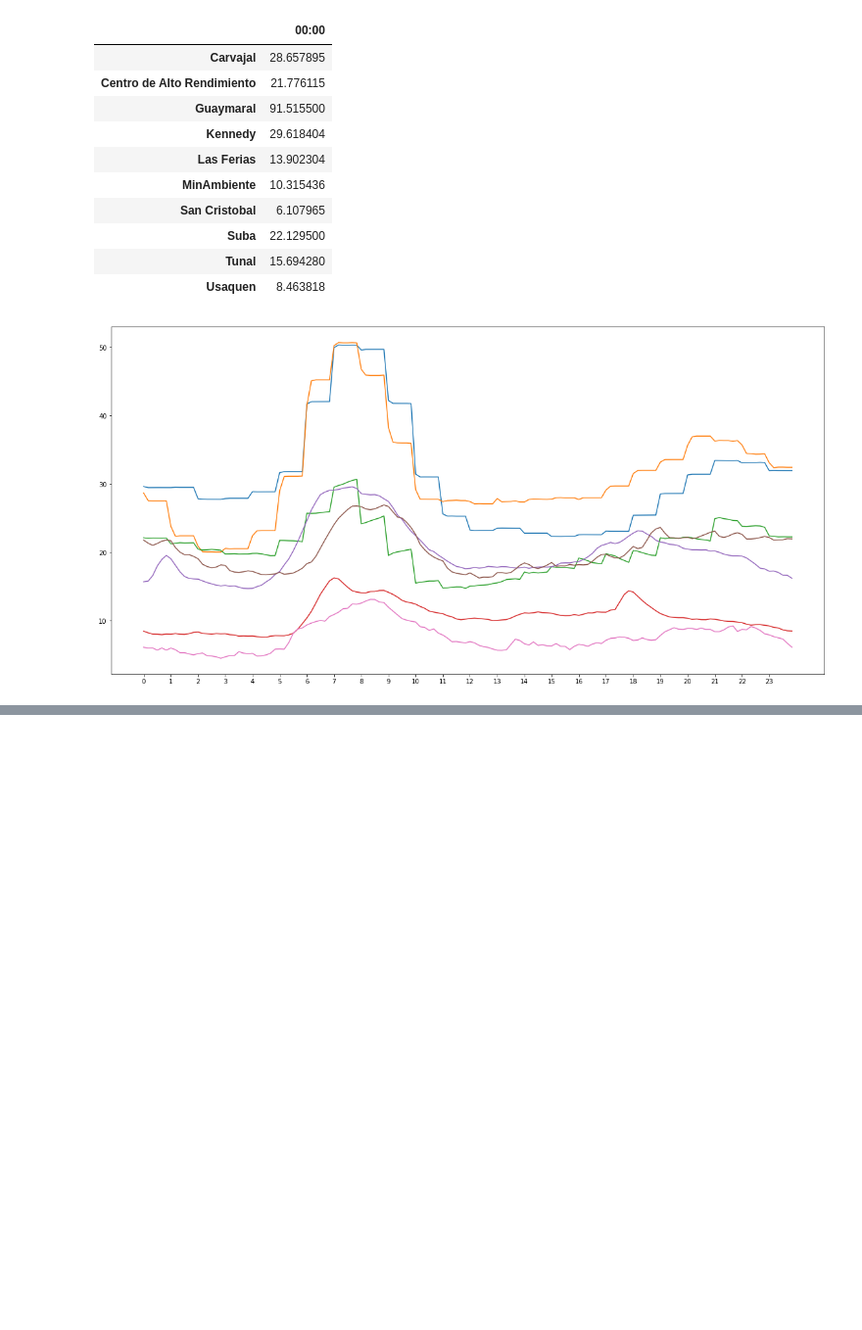
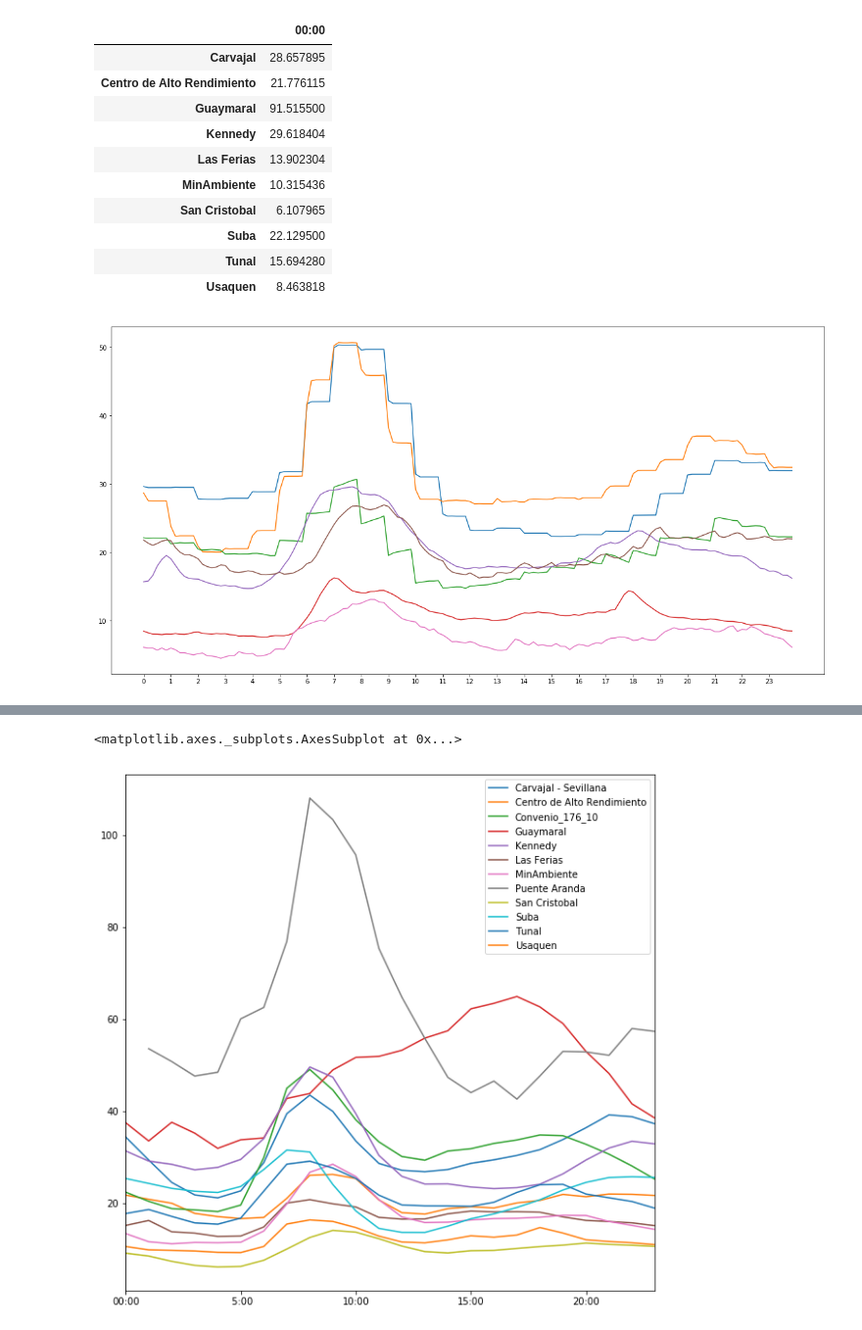
Before and after one commit to saint-germain/ideam, a Jupyter notebook: AOD_PM25/materialparticulado.ipynb, the cells around one changed output, grey strips where cells are left out. Shown at 98% size. Cells and saved outputs as stored; diff of their text form; code cells hidden in the pictures; blank space fills up the shorter version.

```diff
--- a/AOD_PM25/materialparticulado.ipynb
+++ b/AOD_PM25/materialparticulado.ipynb
@@ -94,0 +136,2 @@ NameError: name 'gdates' is not defined
+# %%
+dfth.columns=["00:00"]
@@ -94,0 +155,15 @@ NameError: name 'gdates' is not defined
+# %%
+for k in htimes:
+    hbli=[i for i,item in enumerate(hdates) if k in item]
+    hgfi=np.in1d(dfch.index,hbli)
+    dfgh=dfch[hgfi]
+    dfth[k]=dfgh.mean(axis=0).to_frame()
+# %%
+dfbh=dfth.transpose()
+# %%
+dfbh=dfbh.drop('Unnamed: 0',1)
+# %%
+dfbh.plot(figsize=(10,10))
+# %% [output]
+<matplotlib.axes._subplots.AxesSubplot at 0x...>
+[figure, added]
```
Also changed, not shown: parts of 19 cells of this notebook.
